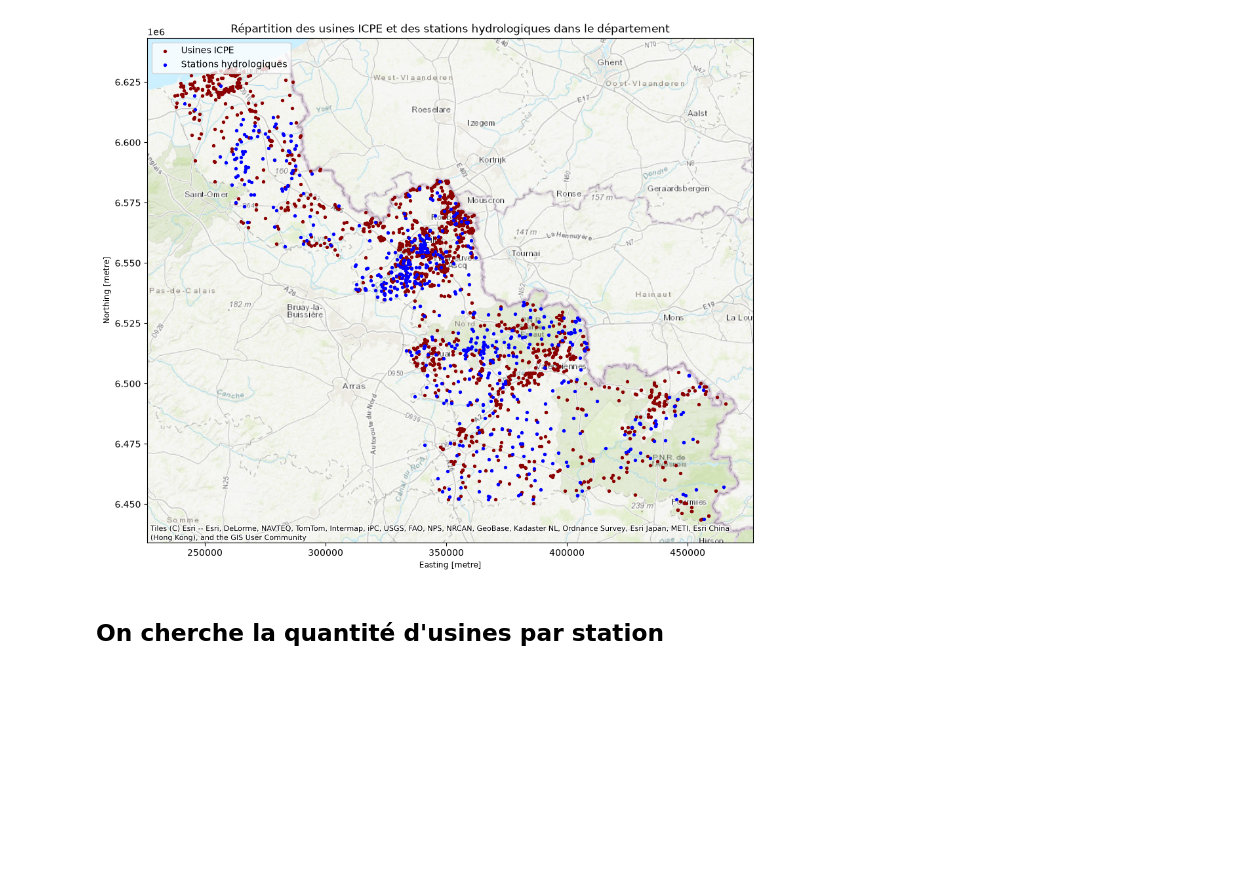
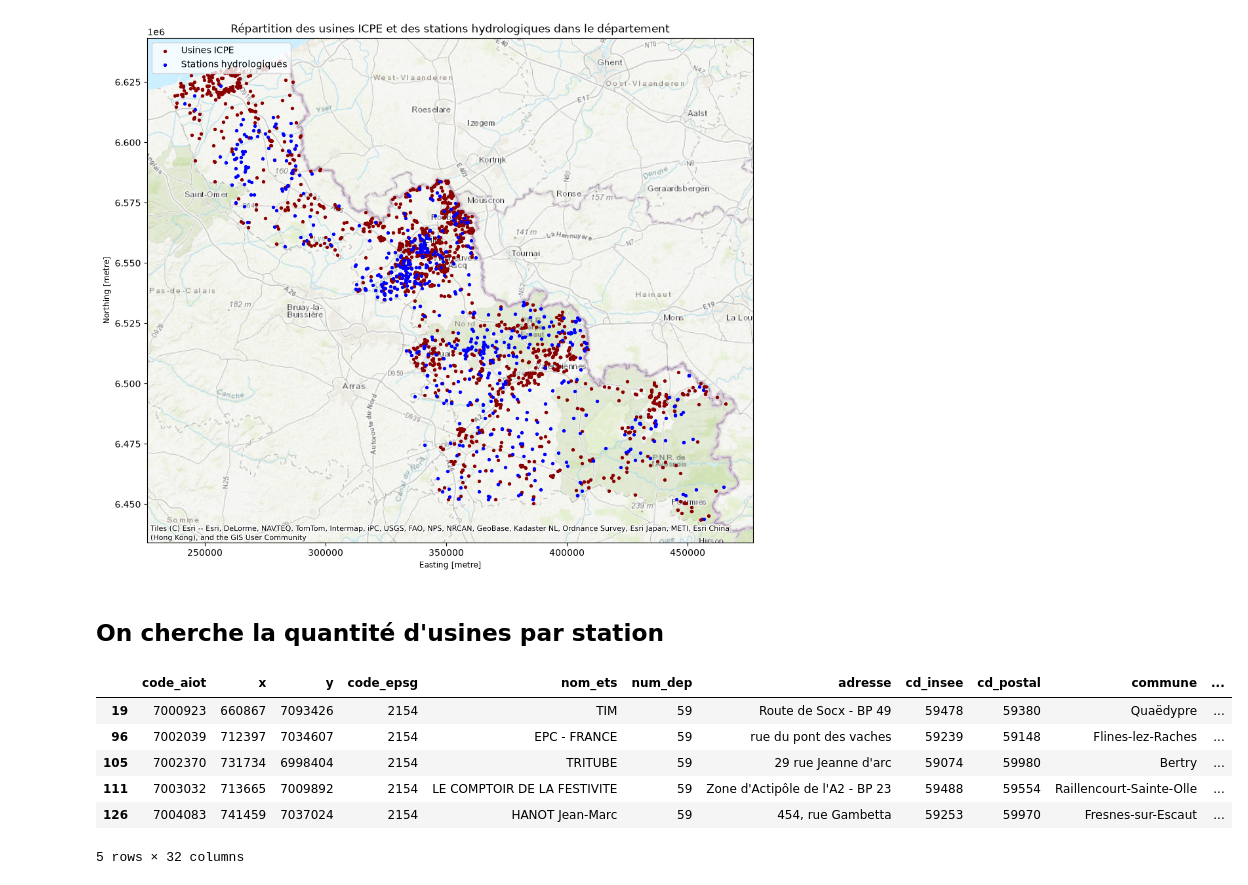
Before and after one commit to Nathan-de-J/PYDS, a Jupyter notebook: website/code/index_dany.ipynb, the cells around one changed output. Drawn from its saved outputs; the diff is of its cells as text; code cells hidden in the pictures; blank space fills up the shorter version.

```diff
--- a/website/code/index_dany.ipynb
+++ b/website/code/index_dany.ipynb
@@ -299,3 +300,13 @@ stations["nb_usines_5km"] = stations["nb_usines_5km"].fillna(0).astype(int) #On
 
 #On rajoute une colonne dans le tableau chroniques qui indique la pression industrielle (nb d'usines dans un rayon de 5km qui exploitent probablement la nappe)
 chroniques = chroniques.merge(stations[["code_bss", "nb_usines_5km"]], on="code_bss", how="inner")
+# %%
+installations_indust.head()
+# %% [output]
+|  | code_aiot | x | y | code_epsg | nom_ets | num_dep | adresse | cd_insee | cd_postal | commune | ... |
+| 19 | 7000923 | 660867 | 7093426 | 2154 | TIM | 59 | Route de Socx - BP 49 | 59478 | 59380 | Quaëdypre | ... |
+| 96 | 7002039 | 712397 | 7034607 | 2154 | EPC - FRANCE | 59 | rue du pont des vaches | 59239 | 59148 | Flines-lez-Raches | ... |
+| 105 | 7002370 | 731734 | 6998404 | 2154 | TRITUBE | 59 | 29 rue Jeanne d'arc | 59074 | 59980 | Bertry | ... |
+| 111 | 7003032 | 713665 | 7009892 | 2154 | LE COMPTOIR DE LA FESTIVITE | 59 | Zone d'Actipôle de l'A2 - BP 23 | 59488 | 59554 | Raillencourt-Sainte-Olle | ... |
+| 126 | 7004083 | 741459 | 7037024 | 2154 | HANOT Jean-Marc | 59 | 454, rue Gambetta | 59253 | 59970 | Fresnes-sur-Escaut | ... |
+5 rows × 32 columns
```
Also changed, not shown: parts of 8 cells of this notebook.
